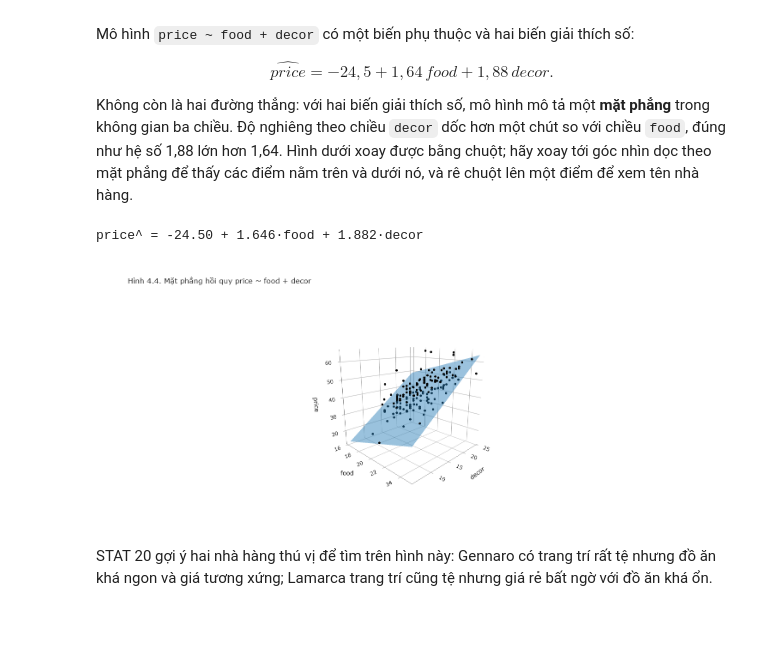
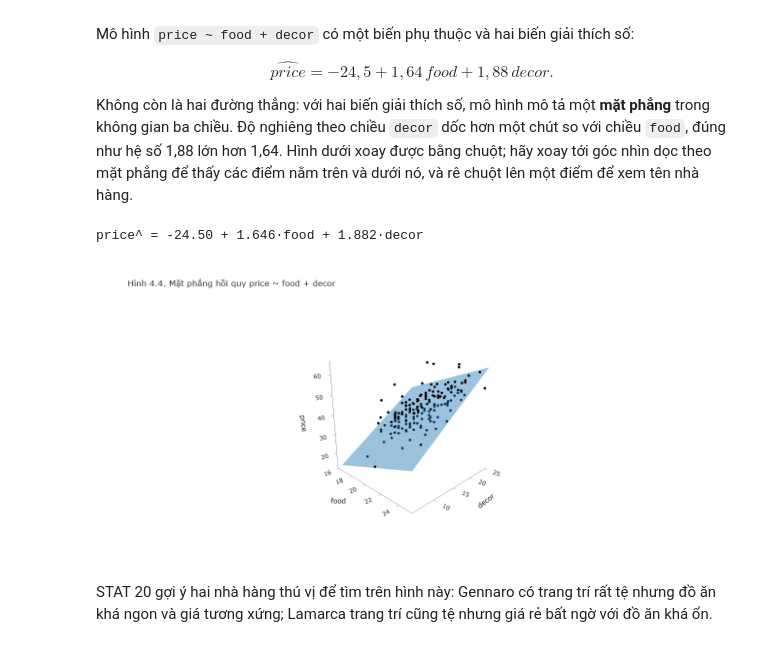
Before and after one commit to h2bach/UET.MAT1052-Labs-Materials, a Jupyter notebook: W4_TuongQuanVaHoiQuyTuyenTinh.ipynb, the cells around one changed output. Cells and saved outputs as stored; diff of their text form; code cells hidden in the pictures.

```diff
--- a/W4_TuongQuanVaHoiQuyTuyenTinh.ipynb
+++ b/W4_TuongQuanVaHoiQuyTuyenTinh.ipynb
@@ -718,47 +756,22 @@ Không còn là hai đường thẳng: với hai biến giải thích số, mô
 # %%
 X = np.column_stack([np.ones(len(zagat)), zagat["food"], zagat["decor"]])
 d0, d_food, d_decor = np.linalg.lstsq(X, zagat["price"], rcond=None)[0]
 print(f"price^ = {d0:.2f} + {d_food:.3f}·food + {d_decor:.3f}·decor")
 
 F, De = np.meshgrid(np.linspace(16, 25, 10), np.linspace(6, 25, 10))
 fig = go.Figure()
 fig.add_trace(go.Surface(x=F, y=De, z=d0 + d_food * F + d_decor * De, opacity=0.45, showscale=False,
                          colorscale=[[0, "#1f77b4"], [1, "#1f77b4"]], hoverinfo="skip", name="mặt phẳng hồi quy"))
 fig.add_trace(go.Scatter3d(x=zagat["food"], y=zagat["decor"], z=zagat["price"], mode="markers",
                            marker=dict(size=3, color="black"), text=zagat["restaurant"], name="nhà hàng",
                            hovertemplate="%{text}<br>food %{x}, decor %{y}<br>price %{z} USD<extra></extra>"))
-# Phần code này để thêm title, tên trục, định dạng chiều dài/rộng của plot và thêm lưới (Grid), các bạn không cần quan tâm lắm đến đoạn này
-fig.update_layout(
-    title="Hình 4.4. Mặt phẳng hồi quy price ~ food + decor",
-    width=800,
-    height=620,
-    scene=dict(
-        xaxis=dict(
-            title="food",
-            showgrid=True,
-            gridcolor="rgba(0,0,0,0.3)"
-        ),
-        yaxis=dict(
-            title="decor",
-            showgrid=True,
-            gridcolor="rgba(0,0,0,0.3)"
-        ),
-        zaxis=dict(
-            title="price",
-            showgrid=True,
-            gridcolor="rgba(0,0,0,0.3)"
-        ),
-        camera=dict(
-            eye=dict(x=1.6, y=-1.6, z=0.6)
-        )
-    )
-)
-
-
+fig.update_layout(title="Hình 4.4. Mặt phẳng hồi quy price ~ food + decor", width=800, height=620,
+                  scene=dict(xaxis_title="food", yaxis_title="decor", zaxis_title="price",
+                             camera=dict(eye=dict(x=1.6, y=-1.6, z=0.6))))
 fig.show()
 # %% [output]
 price^ = -24.50 + 1.646·food + 1.882·decor
-[figure, old version]
+[figure, new version]
 # %% [markdown]
 STAT 20 gợi ý hai nhà hàng thú vị để tìm trên hình này: Gennaro có trang trí rất tệ nhưng đồ ăn khá ngon và giá tương xứng; Lamarca trang trí cũng tệ nhưng giá rẻ bất ngờ với đồ ăn khá ổn.
 # %%
```
Also changed, not shown: parts of 19 cells of this notebook, 5 other files.
